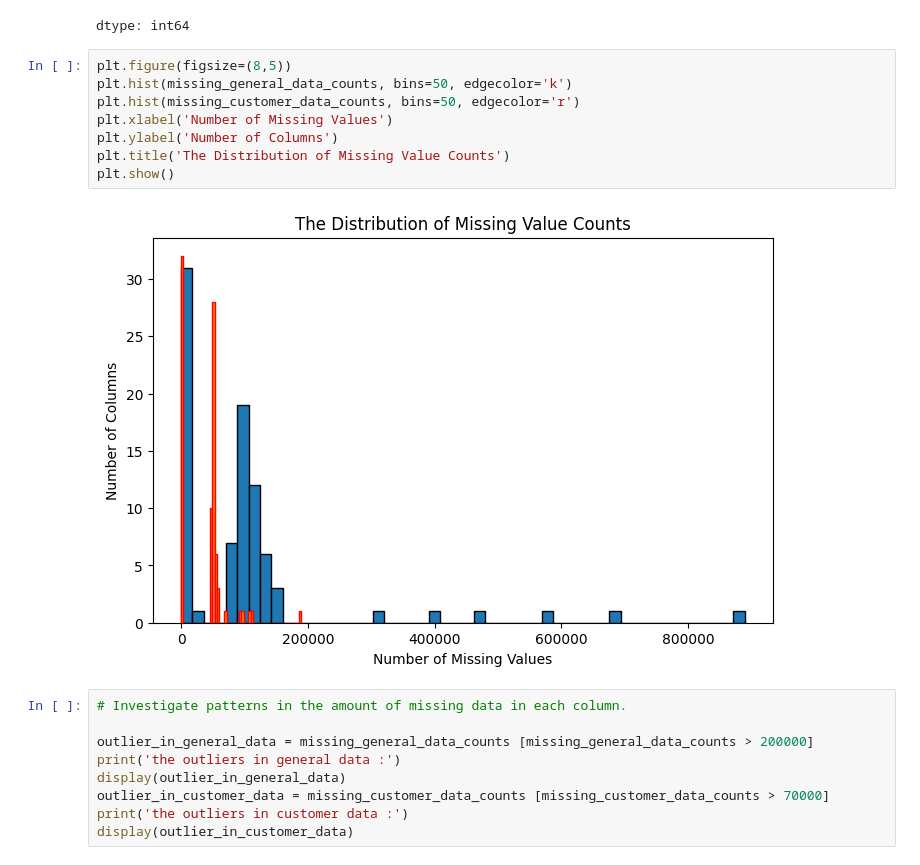
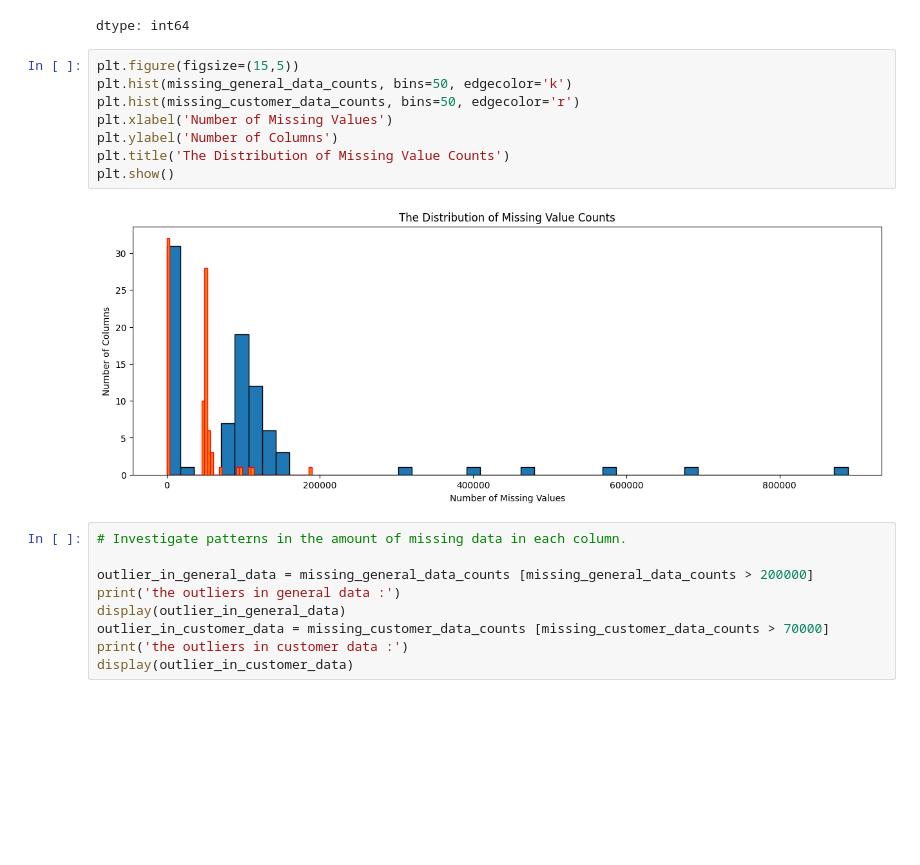
Before and after one commit to EssaAlsharif/Identify-Customer-Segments, a Jupyter notebook: Identify_Customer_Segments.ipynb, the cells around one changed output. Drawn from its saved outputs; the diff is of its cells as text; blank space fills up the shorter version.

```diff
--- a/Identify_Customer_Segments.ipynb
+++ b/Identify_Customer_Segments.ipynb
@@ -350,15 +350,15 @@ Missing data in customer data in each column:
 | RELAT_AB | 50499 |
 dtype: int64
 # %%
-plt.figure(figsize=(8,5))
+plt.figure(figsize=(15,5))
 plt.hist(missing_general_data_counts, bins=50, edgecolor='k')
 plt.hist(missing_customer_data_counts, bins=50, edgecolor='r')
 plt.xlabel('Number of Missing Values')
 plt.ylabel('Number of Columns')
 plt.title('The Distribution of Missing Value Counts')
 plt.show()
 # %% [output]
-[figure, old version]
+[figure, new version]
 # %%
 # Investigate patterns in the amount of missing data in each column.
 
```
Also changed, not shown: parts of 5 cells of this notebook.
